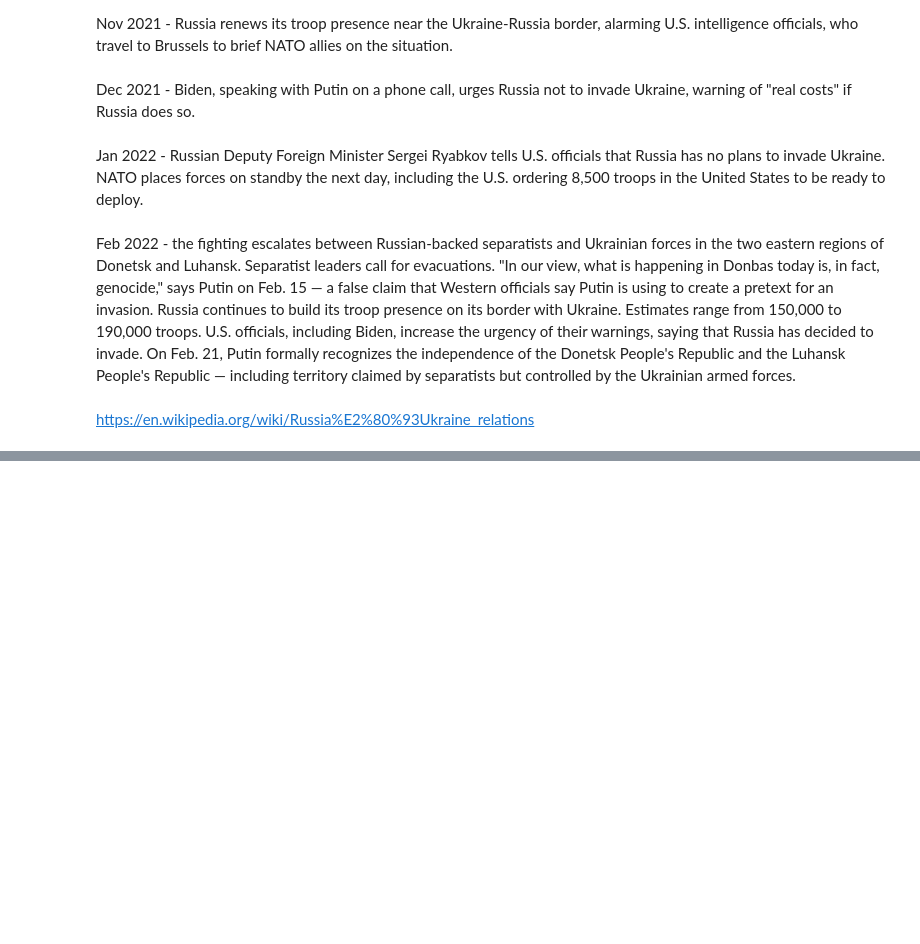
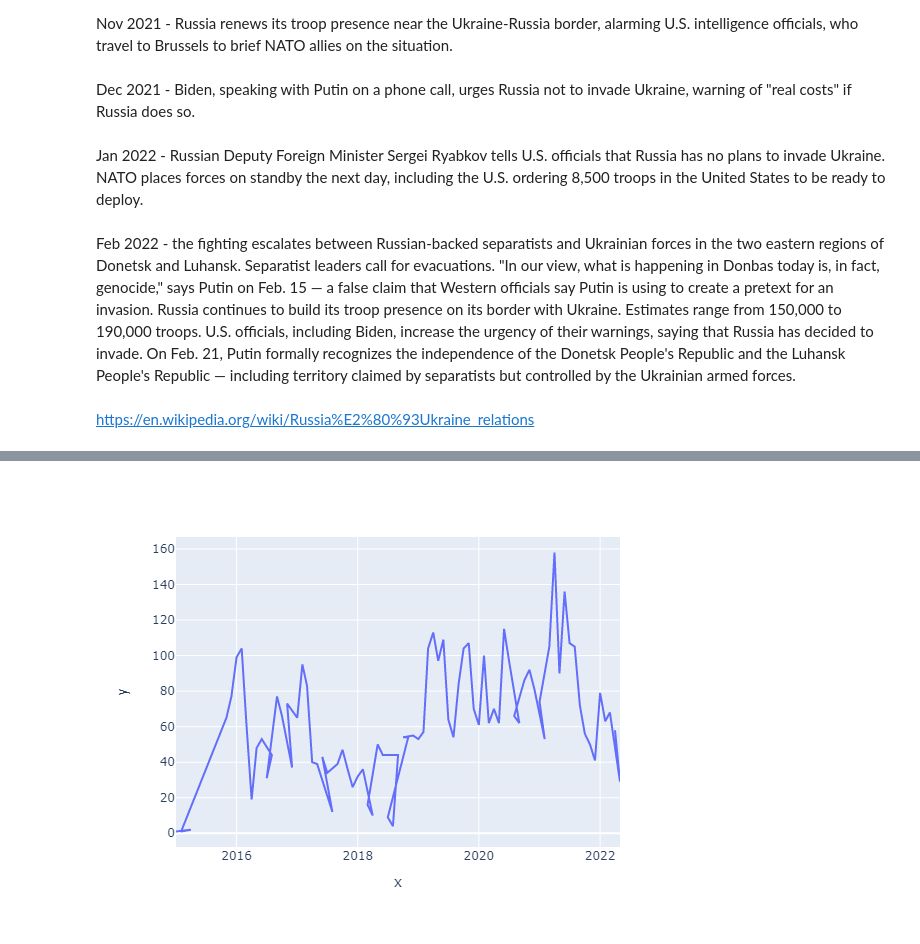
Before and after one commit to ashlynbaske/hcde-410-final, a Jupyter notebook: ukr-eu-analysis.ipynb, the cells around one changed output, grey strips where cells are left out. Saved outputs shown, nothing was run; the diff lists cells and outputs as text; code cells hidden in the pictures; blank space fills up the shorter version.

```diff
--- a/ukr-eu-analysis.ipynb
+++ b/ukr-eu-analysis.ipynb
@@ -492,0 +518,8 @@ https://en.wikipedia.org/wiki/Russia%E2%80%93Ukraine_relations
+# %%
+import pandas as pd
+mf = pd.DataFrame.from_dict(month_counts, 'index')
+# %%
+fig = px.line(mf, x=month_counts.keys(), y=month_counts.values())
+fig.show()
+# %% [output]
+[figure, added]
```
Also changed, not shown: parts of 9 cells of this notebook.
